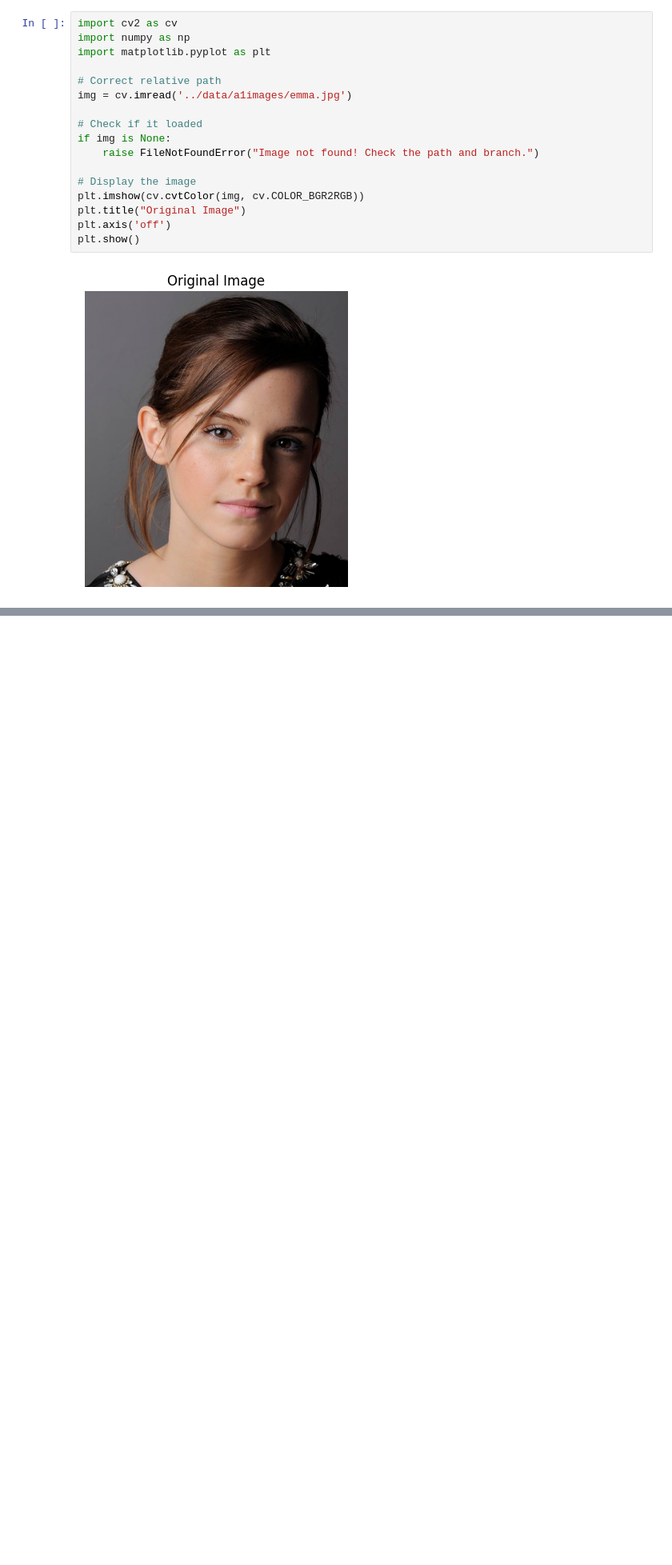
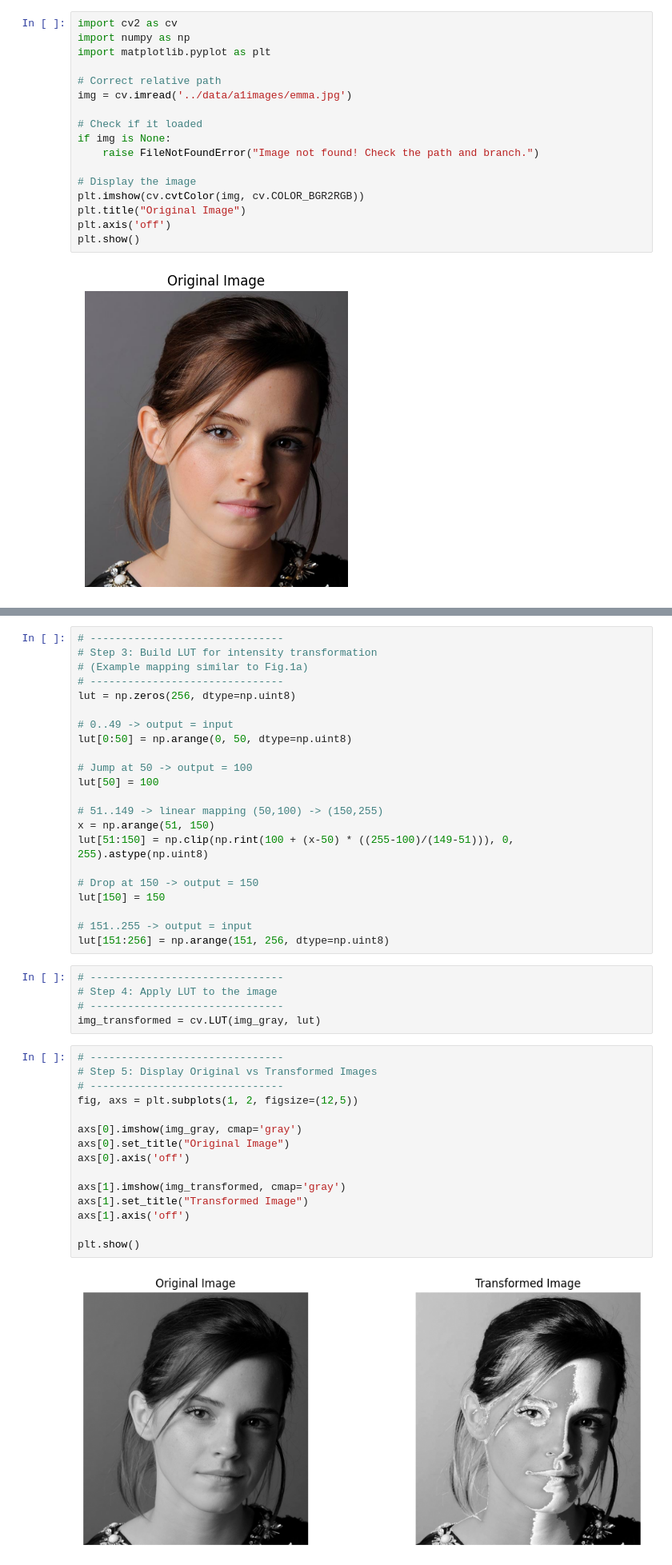
Before and after one commit to DinuEhelapitiya/IT5437_CV_Assignment_01, a Jupyter notebook: notebooks/Question1_Intensity_Transformation.ipynb, the cells around one changed output, grey strips where cells are left out. Shown at 80% size. Saved outputs shown, nothing was run; the diff lists cells and outputs as text; blank space fills up the shorter version.

```diff
--- a/notebooks/Question1_Intensity_Transformation.ipynb
+++ b/notebooks/Question1_Intensity_Transformation.ipynb
@@ -39,0 +81,44 @@ plt.show()
+# %%
+# -------------------------------
+# Step 3: Build LUT for intensity transformation
+# (Example mapping similar to Fig.1a)
+# -------------------------------
+lut = np.zeros(256, dtype=np.uint8)
+
+# 0..49 -> output = input
+lut[0:50] = np.arange(0, 50, dtype=np.uint8)
+
+# Jump at 50 -> output = 100
+lut[50] = 100
+
+# 51..149 -> linear mapping (50,100) -> (150,255)
+x = np.arange(51, 150)
+lut[51:150] = np.clip(np.rint(100 + (x-50) * ((255-100)/(149-51))), 0, 255).astype(np.uint8)
+
+# Drop at 150 -> output = 150
+lut[150] = 150
+
+# 151..255 -> output = input
+lut[151:256] = np.arange(151, 256, dtype=np.uint8)
+# %%
+# -------------------------------
+# Step 4: Apply LUT to the image
+# -------------------------------
+img_transformed = cv.LUT(img_gray, lut)
+# %%
+# -------------------------------
+# Step 5: Display Original vs Transformed Images
+# -------------------------------
+fig, axs = plt.subplots(1, 2, figsize=(12,5))
+
+axs[0].imshow(img_gray, cmap='gray')
+axs[0].set_title("Original Image")
+axs[0].axis('off')
+
+axs[1].imshow(img_transformed, cmap='gray')
+axs[1].set_title("Transformed Image")
+axs[1].axis('off')
+
+plt.show()
+# %% [output]
+[figure, added]
```
Also changed, not shown: parts of 7 cells of this notebook.
